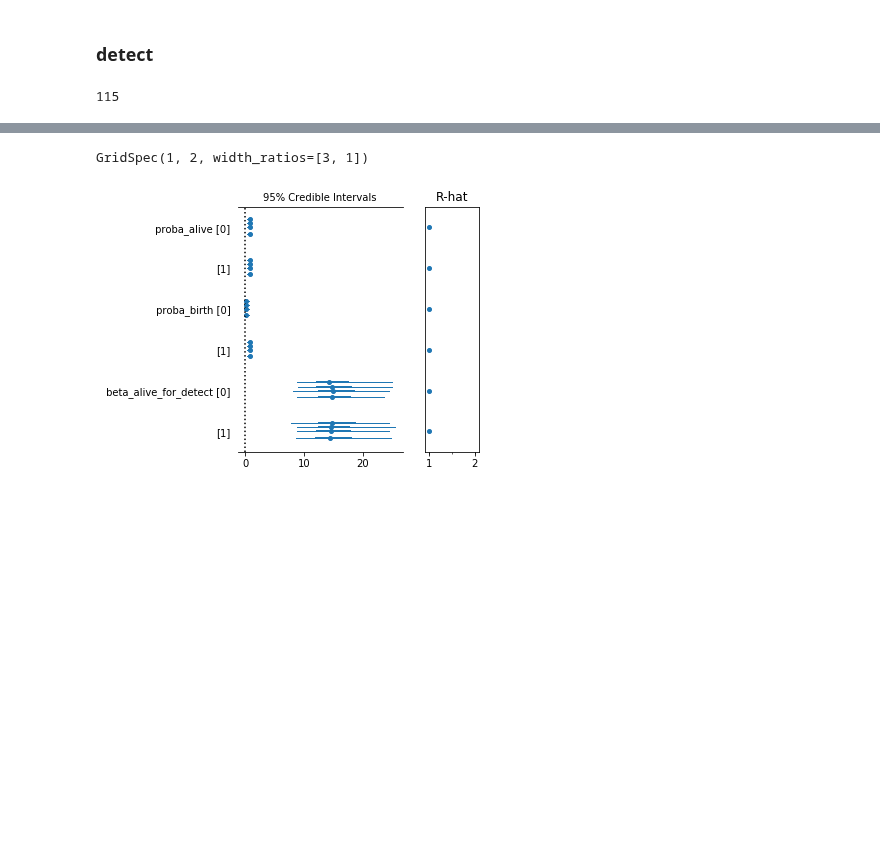
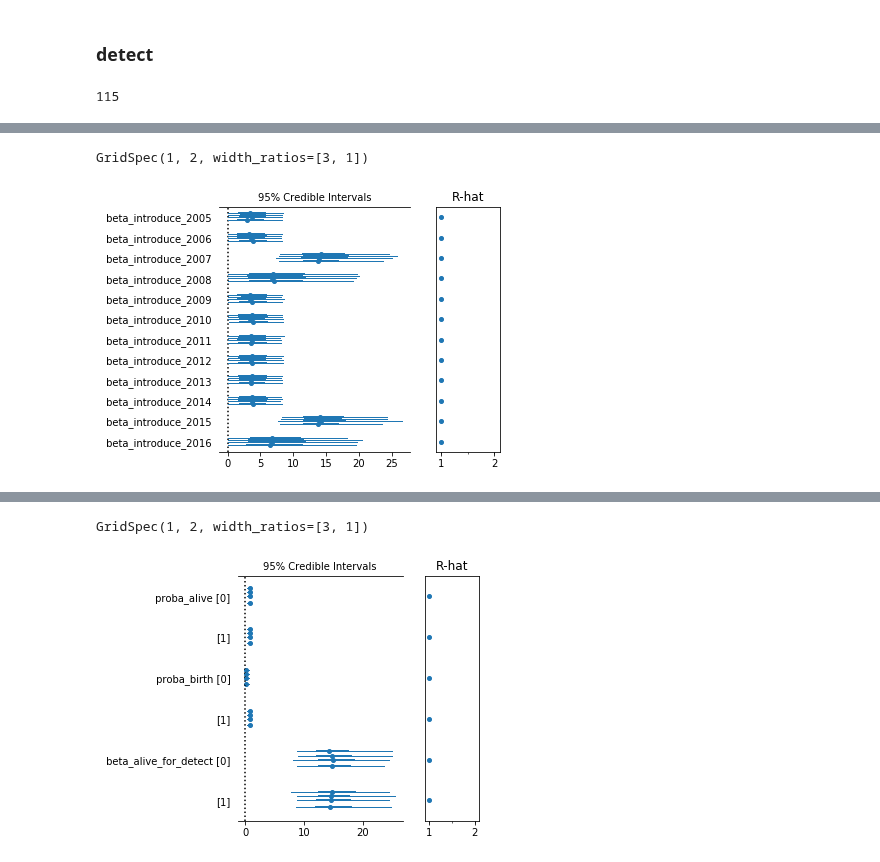
Before and after one commit to Edderic/mics-whales, a Jupyter notebook: mics-whales-new.ipynb, the cells around one changed output, grey strips where cells are left out. Cells and saved outputs as stored; diff of their text form; code cells hidden in the pictures; blank space fills up the shorter version.

```diff
--- a/mics-whales-new.ipynb
+++ b/mics-whales-new.ipynb
@@ -1004,7 +1025,8 @@ def birth(year, obs, repro_active, birth_last_year, beta, negative_alpha, i):
             repro_active:
                 is whale reproductively active.
 
-            beta: coefficient associated with the probability of giving birth
+            beta: coefficient associated with the probability of giving birth. Only applies when
+                there was no birth last year.
 
             birth_last_year:
                 did whale give birth last year
@@ -1068,7 +1090,7 @@ def process_individual(i, year_i, study_year_data, data, p, obs):
         data=observations,
         alive_last_year=p[name('alive', last_year, i)],
         age=p[name('age', year, i)],
-        beta=p['beta_alive'][year_i],
+        beta=p['beta_alive_' + year],
         negative_alpha=p['negative_alpha'],
         i=i
     )
@@ -1077,7 +1099,7 @@ def process_individual(i, year_i, study_year_data, data, p, obs):
         year=year,
         obs=obs,
         data=observations,
-        beta=p['beta_introduce'][year_i],
+        beta=p[name('beta_introduce', year)],
         beta_already_introduced=p['beta_already_introduced'],
         intro_last_year=p[name('intro', last_year, i)],
         alive=p[name('alive', year, i)],
@@ -1097,7 +1119,7 @@ def process_individual(i, year_i, study_year_data, data, p, obs):
         obs=obs,
         repro_active=p[name('repro_active', year, i)],
         birth_last_year=p[name('birth', last_year, i)],
-        beta=p['beta_birth'][year_i],
+        beta=p[name('beta_birth', year)],
         negative_alpha=p['negative_alpha'],
         i=i
     )
@@ -1107,7 +1129,7 @@ def process_individual(i, year_i, study_year_data, data, p, obs):
         obs=obs,
         alive=p[name('alive', year, i)],
         intro=p[name('intro', year, i)],
-        beta=p['beta_detect'][year_i],
+        beta=p[name('beta_detect', year)],
         negative_alpha=p['negative_alpha'],
         i=i
     )
@@ -1391,3 +1315,8 @@ plot_trace(trace)
+# %%
+pm.forestplot(trace, varnames=[name('beta_introduce', year) for year in range(2005, 2017)])
+# %% [output]
+GridSpec(1, 2, width_ratios=[3, 1])
+[figure, added]
 # %%
 pm.summary(trace)
 # %% [output]
```
Also changed, not shown: parts of 8 cells of this notebook.
